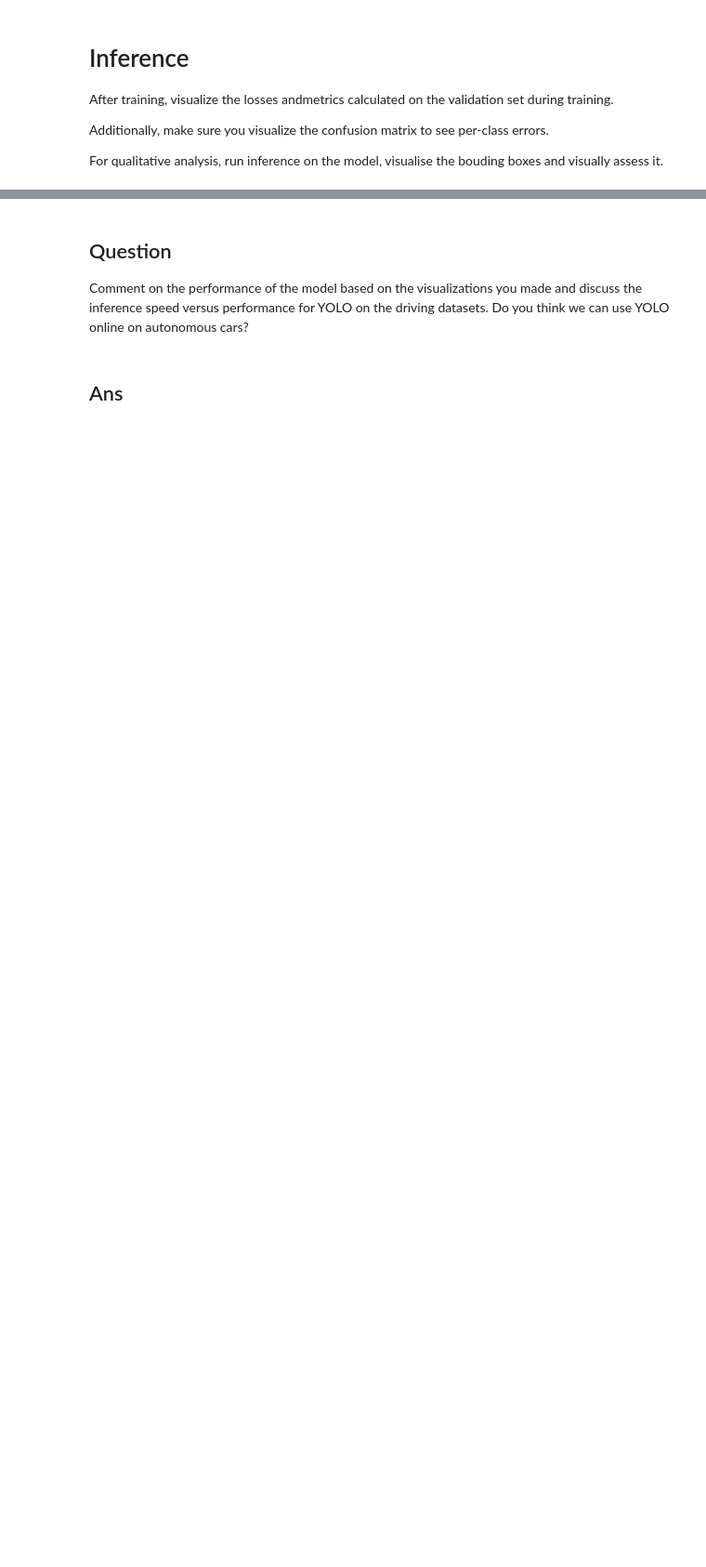
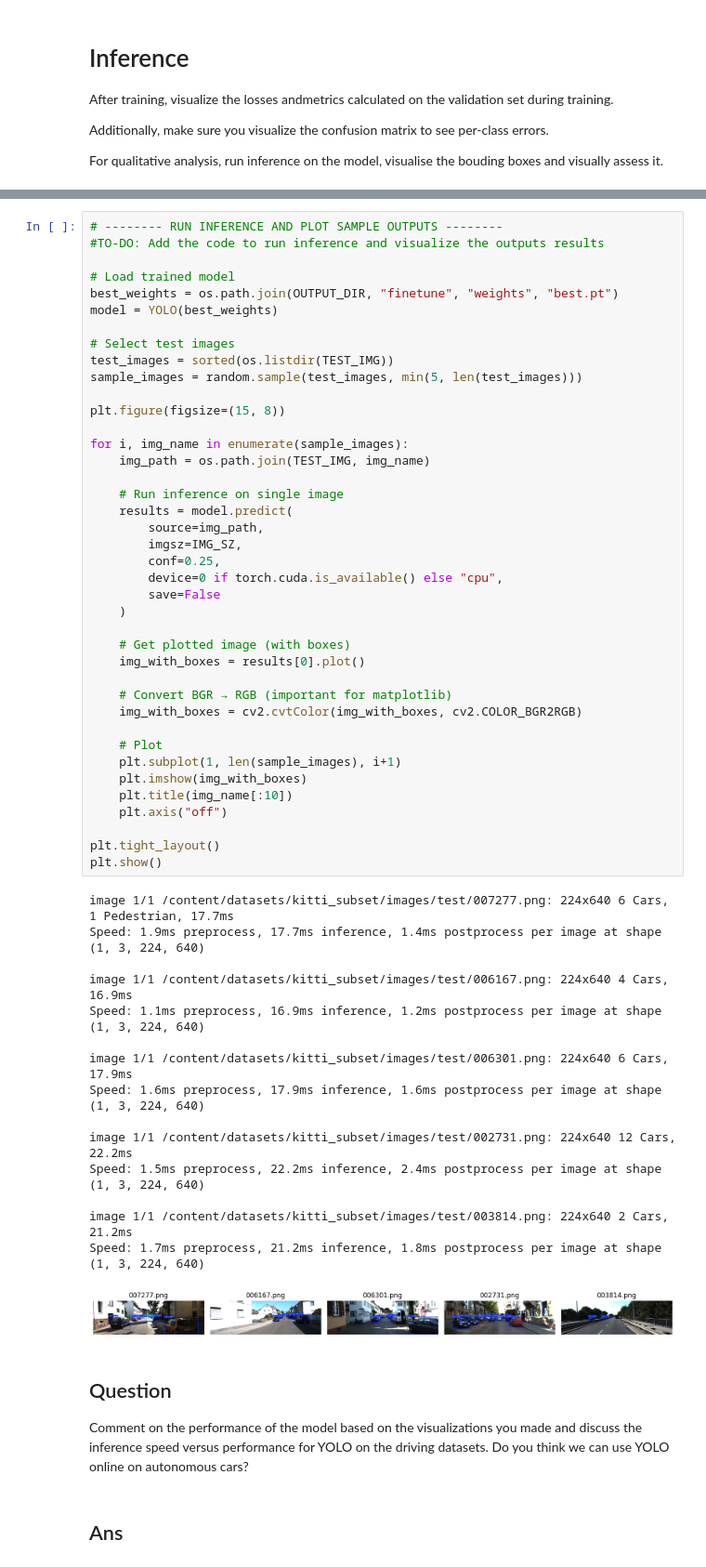
Before and after one commit to Skaims/DLAV, a Jupyter notebook: graded_homework/hw2/hw2.ipynb, the cells around one changed output, grey strips where cells are left out. Shown at 93% size. Drawn from its saved outputs; the diff is of its cells as text; blank space fills up the shorter version.

```diff
--- a/graded_homework/hw2/hw2.ipynb
+++ b/graded_homework/hw2/hw2.ipynb
@@ -221,3 +337,59 @@ For qualitative analysis, run inference on the model, visualise the bouding boxe
+# %%
+# -------- RUN INFERENCE AND PLOT SAMPLE OUTPUTS --------
+#TO-DO: Add the code to run inference and visualize the outputs results
+
+# Load trained model
+best_weights = os.path.join(OUTPUT_DIR, "finetune", "weights", "best.pt")
+model = YOLO(best_weights)
+
+# Select test images
+test_images = sorted(os.listdir(TEST_IMG))
+sample_images = random.sample(test_images, min(5, len(test_images)))
+
+plt.figure(figsize=(15, 8))
+
+for i, img_name in enumerate(sample_images):
+    img_path = os.path.join(TEST_IMG, img_name)
+
+    # Run inference on single image
+    results = model.predict(
+        source=img_path,
+        imgsz=IMG_SZ,
+        conf=0.25,
+        device=0 if torch.cuda.is_available() else "cpu",
+        save=False
+    )
+
+    # Get plotted image (with boxes)
+    img_with_boxes = results[0].plot()
+
+    # Convert BGR → RGB (important for matplotlib)
+    img_with_boxes = cv2.cvtColor(img_with_boxes, cv2.COLOR_BGR2RGB)
+
+    # Plot
+    plt.subplot(1, len(sample_images), i+1)
+    plt.imshow(img_with_boxes)
+    plt.title(img_name[:10])
+    plt.axis("off")
+
+plt.tight_layout()
+plt.show()
+# %% [output]
+image 1/1 /content/datasets/kitti_subset/images/test/007277.png: 224x640 6 Cars, 1 Pedestrian, 17.7ms
+Speed: 1.9ms preprocess, 17.7ms inference, 1.4ms postprocess per image at shape (1, 3, 224, 640)
+
+image 1/1 /content/datasets/kitti_subset/images/test/006167.png: 224x640 4 Cars, 16.9ms
+Speed: 1.1ms preprocess, 16.9ms inference, 1.2ms postprocess per image at shape (1, 3, 224, 640)
+
+image 1/1 /content/datasets/kitti_subset/images/test/006301.png: 224x640 6 Cars, 17.9ms
+Speed: 1.6ms preprocess, 17.9ms inference, 1.6ms postprocess per image at shape (1, 3, 224, 640)
+
+image 1/1 /content/datasets/kitti_subset/images/test/002731.png: 224x640 12 Cars, 22.2ms
+Speed: 1.5ms preprocess, 22.2ms inference, 2.4ms postprocess per image at shape (1, 3, 224, 640)
+
+image 1/1 /content/datasets/kitti_subset/images/test/003814.png: 224x640 2 Cars, 21.2ms
+Speed: 1.7ms preprocess, 21.2ms inference, 1.8ms postprocess per image at shape (1, 3, 224, 640)
+[figure, added]
 # %% [markdown]
 ## Question
 
```
Also changed, not shown: parts of 12 cells of this notebook.
